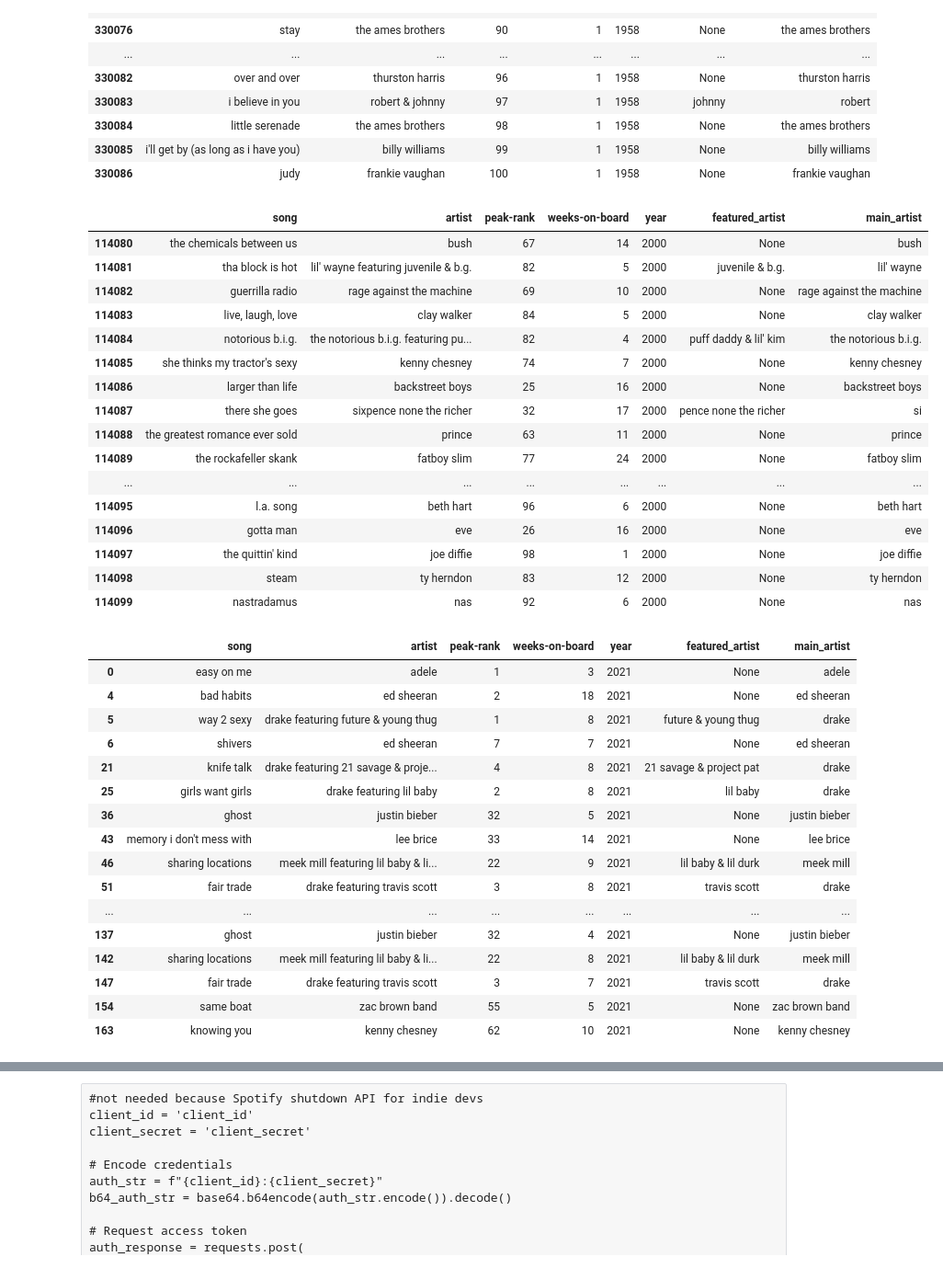
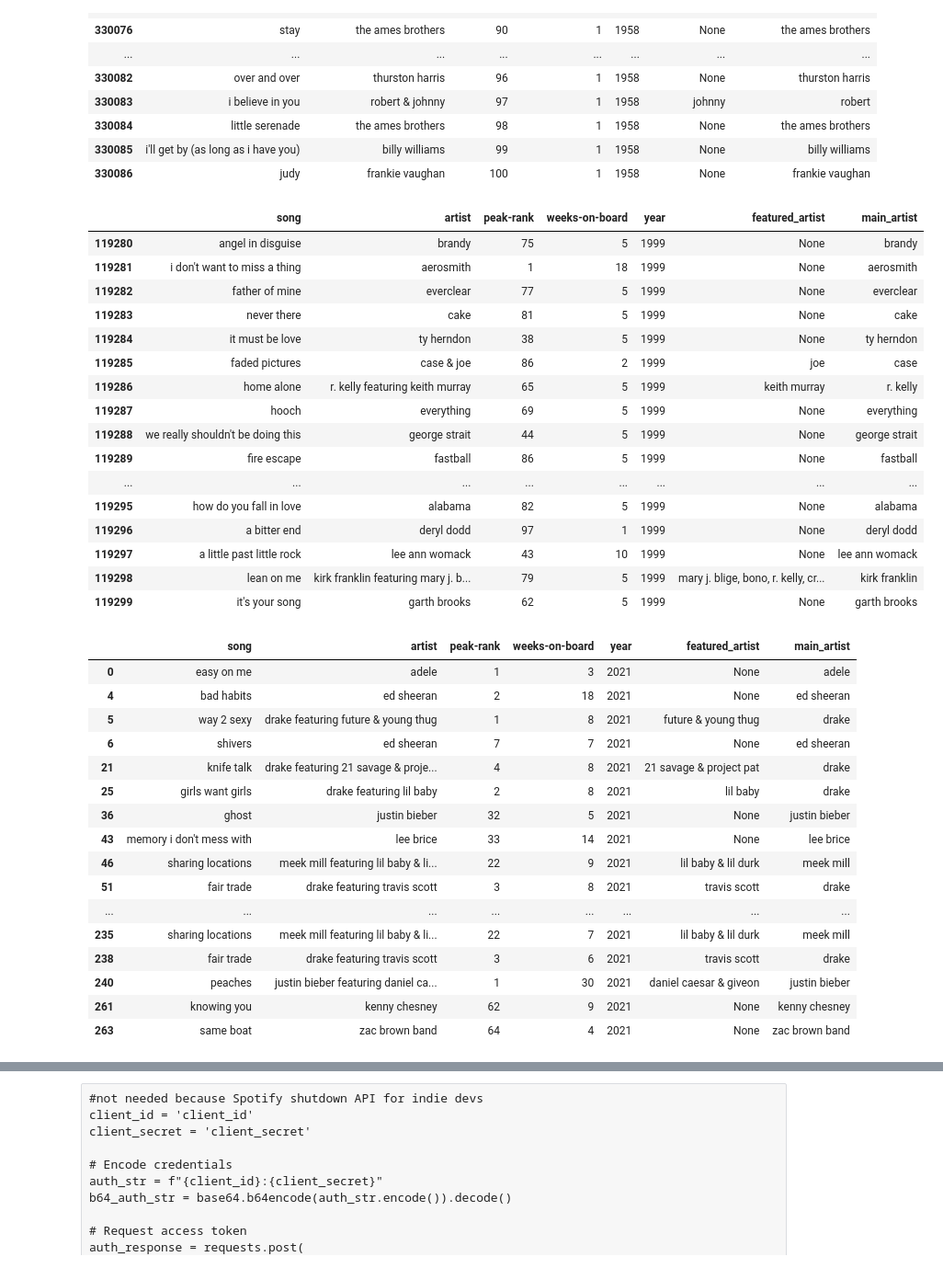
Before and after one commit to bergen-christensen/Capstone, a Jupyter notebook: notebooks/capstone_bergen.ipynb, the cells around one changed output, grey strips where cells are left out. Shown at 92% size. Saved outputs shown, nothing was run; the diff lists cells and outputs as text; code cells hidden in the pictures.

```diff
--- a/notebooks/capstone_bergen.ipynb
+++ b/notebooks/capstone_bergen.ipynb
@@ -125,30 +136,30 @@ updated_charts_df.tail(20)
 | 330086 | judy | frankie vaughan | 100 | 1 | 1958 | None | frankie vaughan |
 # %%
 range_updated_charts_df = updated_charts_df[
-    (updated_charts_df['year'] >= 2000) &
-    (updated_charts_df['year'] <= 2022)]
+    (updated_charts_df['year'] >= 1999) &
+    (updated_charts_df['year'] <= 2021)]
 range_updated_charts_df.tail(20)
 # %% [output]
 |  | song | artist | peak-rank | weeks-on-board | year | featured_artist | main_artist |
-| 114080 | the chemicals between us | bush | 67 | 14 | 2000 | None | bush |
-| 114081 | tha block is hot | lil' wayne featuring juvenile & b.g. | 82 | 5 | 2000 | juvenile & b.g. | lil' wayne |
-| 114082 | guerrilla radio | rage against the machine | 69 | 10 | 2000 | None | rage against the machine |
-| 114083 | live, laugh, love | clay walker | 84 | 5 | 2000 | None | clay walker |
-| 114084 | notorious b.i.g. | the notorious b.i.g. featuring pu... | 82 | 4 | 2000 | puff daddy & lil' kim | the notorious b.i.g. |
-| 114085 | she thinks my tractor's sexy | kenny chesney | 74 | 7 | 2000 | None | kenny chesney |
-| 114086 | larger than life | backstreet boys | 25 | 16 | 2000 | None | backstreet boys |
-| 114087 | there she goes | sixpence none the richer | 32 | 17 | 2000 | pence none the richer | si |
-| 114088 | the greatest romance ever sold | prince | 63 | 11 | 2000 | None | prince |
-| 114089 | the rockafeller skank | fatboy slim | 77 | 24 | 2000 | None | fatboy slim |
+| 119280 | angel in disguise | brandy | 75 | 5 | 1999 | None | brandy |
+| 119281 | i don't want to miss a thing | aerosmith | 1 | 18 | 1999 | None | aerosmith |
+| 119282 | father of mine | everclear | 77 | 5 | 1999 | None | everclear |
+| 119283 | never there | cake | 81 | 5 | 1999 | None | cake |
+| 119284 | it must be love | ty herndon | 38 | 5 | 1999 | None | ty herndon |
+| 119285 | faded pictures | case & joe | 86 | 2 | 1999 | joe | case |
+| 119286 | home alone | r. kelly featuring keith murray | 65 | 5 | 1999 | keith murray | r. kelly |
+| 119287 | hooch | everything | 69 | 5 | 1999 | None | everything |
+| 119288 | we really shouldn't be doing this | george strait | 44 | 5 | 1999 | None | george strait |
+| 119289 | fire escape | fastball | 86 | 5 | 1999 | None | fastball |
 | ... | ... | ... | ... | ... | ... | ... | ... |
-| 114095 | l.a. song | beth hart | 96 | 6 | 2000 | None | beth hart |
-| 114096 | gotta man | eve | 26 | 16 | 2000 | None | eve |
-| 114097 | the quittin' kind | joe diffie | 98 | 1 | 2000 | None | joe diffie |
-| 114098 | steam | ty herndon | 83 | 12 | 2000 | None | ty herndon |
-| 114099 | nastradamus | nas | 92 | 6 | 2000 | None | nas |
+| 119295 | how do you fall in love | alabama | 82 | 5 | 1999 | None | alabama |
+| 119296 | a bitter end | deryl dodd | 97 | 1 | 1999 | None | deryl dodd |
+| 119297 | a little past little rock | lee ann womack | 43 | 10 | 1999 | None | lee ann womack |
+| 119298 | lean on me | kirk franklin featuring mary j. b... | 79 | 5 | 1999 | mary j. blige, bono, r. kelly, cr... | kirk franklin |
+| 119299 | it's your song | garth brooks | 62 | 5 | 1999 | None | garth brooks |
 # %%
 filtered_artist_df = range_updated_charts_df[range_updated_charts_df['main_artist'].isin(updated_song_attributes_df['artist'])]
-filtered_artist_df.head(30)
+filtered_artist_df.head(50)
 # %% [output]
 |  | song | artist | peak-rank | weeks-on-board | year | featured_artist | main_artist |
 | 0 | easy on me | adele | 1 | 3 | 2021 | None | adele |
@@ -162,8 +173,8 @@ filtered_artist_df.head(30)
 | 46 | sharing locations | meek mill featuring lil baby & li... | 22 | 9 | 2021 | lil baby & lil durk | meek mill |
 | 51 | fair trade | drake featuring travis scott | 3 | 8 | 2021 | travis scott | drake |
 | ... | ... | ... | ... | ... | ... | ... | ... |
-| 137 | ghost | justin bieber | 32 | 4 | 2021 | None | justin bieber |
-| 142 | sharing locations | meek mill featuring lil baby & li... | 22 | 8 | 2021 | lil baby & lil durk | meek mill |
-| 147 | fair trade | drake featuring travis scott | 3 | 7 | 2021 | travis scott | drake |
-| 154 | same boat | zac brown band | 55 | 5 | 2021 | None | zac brown band |
-| 163 | knowing you | kenny chesney | 62 | 10 | 2021 | None | kenny chesney |
+| 235 | sharing locations | meek mill featuring lil baby & li... | 22 | 7 | 2021 | lil baby & lil durk | meek mill |
+| 238 | fair trade | drake featuring travis scott | 3 | 6 | 2021 | travis scott | drake |
+| 240 | peaches | justin bieber featuring daniel ca... | 1 | 30 | 2021 | daniel caesar & giveon | justin bieber |
+| 261 | knowing you | kenny chesney | 62 | 9 | 2021 | None | kenny chesney |
+| 263 | same boat | zac brown band | 64 | 4 | 2021 | None | zac brown band |
```
Also changed, not shown: parts of 16 cells of this notebook.
